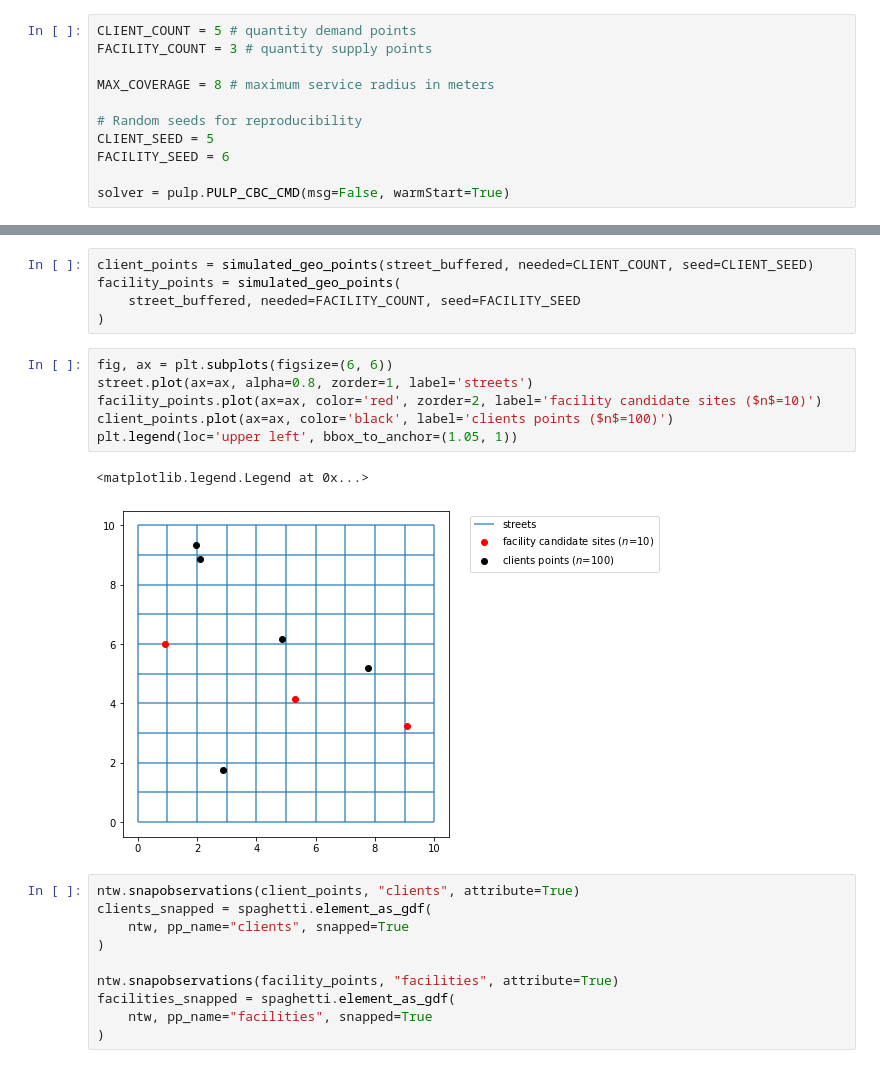
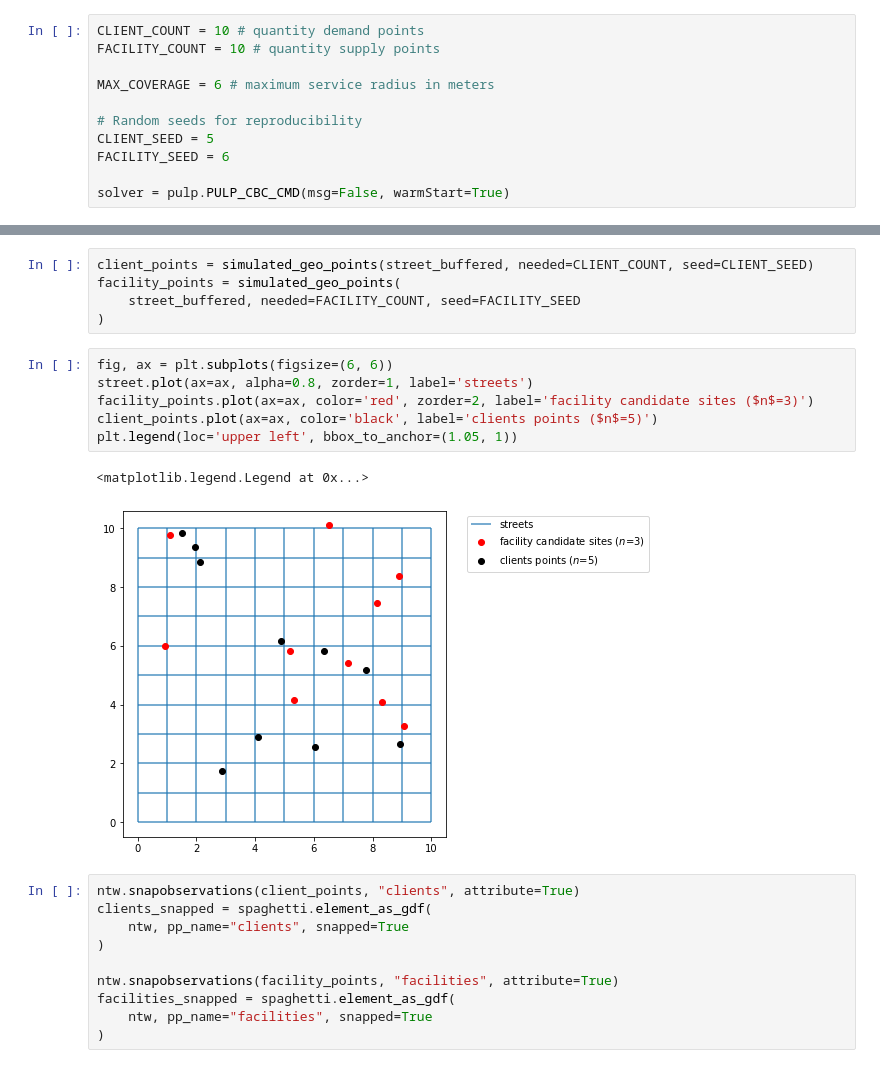
Before and after one commit to erinrolson/gsoc_2022, a Jupyter notebook: LSCP-B_manual.ipynb, the cells around one changed output, grey strips where cells are left out. Saved outputs shown, nothing was run; the diff lists cells and outputs as text.

```diff
--- a/LSCP-B_manual.ipynb
+++ b/LSCP-B_manual.ipynb
@@ -20,10 +20,10 @@ import spaghetti
 from shapely.geometry import Point
 import matplotlib.pyplot as plt
 # %%
-CLIENT_COUNT = 5 # quantity demand points
-FACILITY_COUNT = 3 # quantity supply points
+CLIENT_COUNT = 10 # quantity demand points
+FACILITY_COUNT = 10 # quantity supply points
 
-MAX_COVERAGE = 8 # maximum service radius in meters
+MAX_COVERAGE = 6 # maximum service radius in meters
 
 # Random seeds for reproducibility
 CLIENT_SEED = 5
@@ -54,12 +54,12 @@ facility_points = simulated_geo_points(
 # %%
 fig, ax = plt.subplots(figsize=(6, 6))
 street.plot(ax=ax, alpha=0.8, zorder=1, label='streets')
-facility_points.plot(ax=ax, color='red', zorder=2, label='facility candidate sites ($n$=10)')
-client_points.plot(ax=ax, color='black', label='clients points ($n$=100)')
+facility_points.plot(ax=ax, color='red', zorder=2, label='facility candidate sites ($n$=3)')
+client_points.plot(ax=ax, color='black', label='clients points ($n$=5)')
 plt.legend(loc='upper left', bbox_to_anchor=(1.05, 1))
 # %% [output]
 <matplotlib.legend.Legend at 0x...>
-[figure, old version]
+[figure, new version]
 # %%
 ntw.snapobservations(client_points, "clients", attribute=True)
 clients_snapped = spaghetti.element_as_gdf(
```
Also changed, not shown: parts of 14 cells of this notebook.
